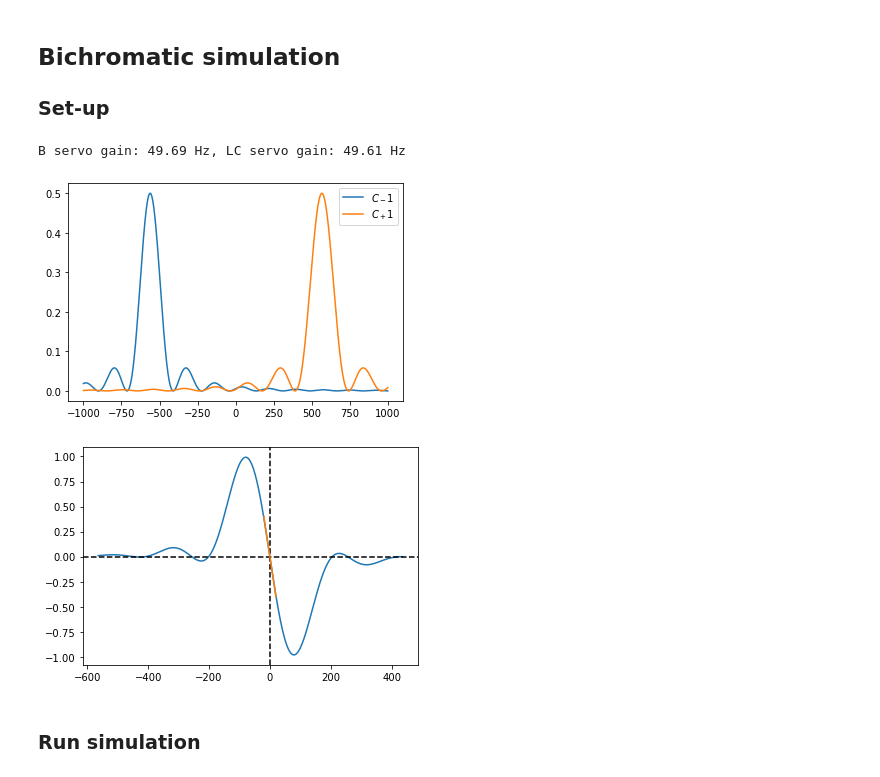
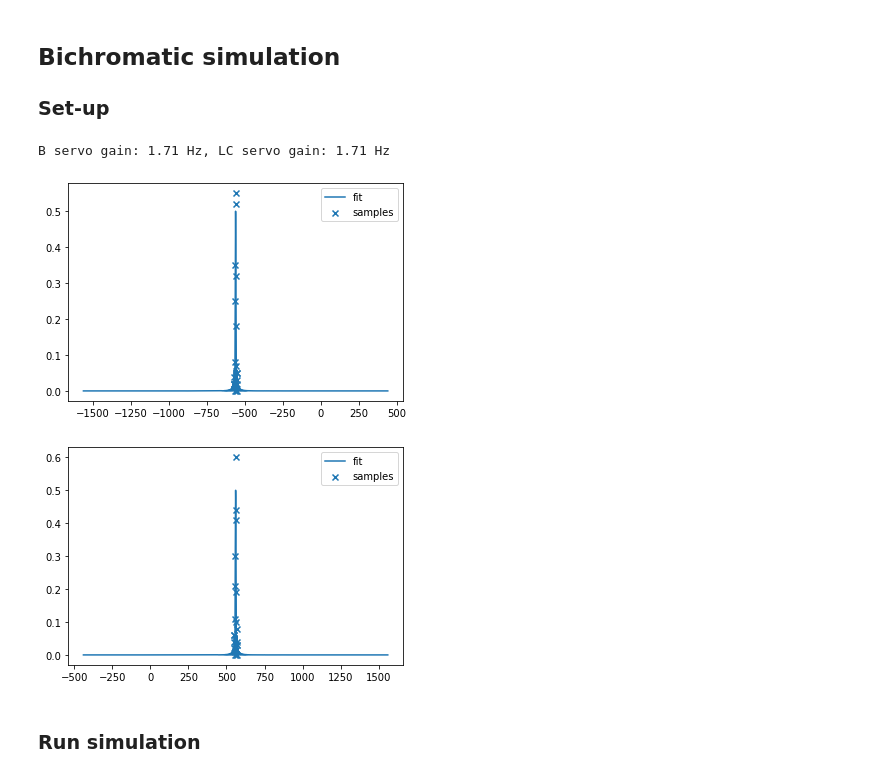
Before and after one commit to speug/srservosim, a Jupyter notebook: notebooks/bichromatic.ipynb, the cells around one changed output. Saved outputs shown, nothing was run; the diff lists cells and outputs as text; code cells hidden in the pictures.

```diff
--- a/notebooks/bichromatic.ipynb
+++ b/notebooks/bichromatic.ipynb
@@ -87,87 +177,46 @@ B_drift = 0.01 # nT/s, B-field drift
 zeeman_coeff = 5.6 # Hz/nT, Zeeman peak coefficient
 linear_zeeman = lambda B: zeeman_coeff*B
 z_s = linear_zeeman(B) # initial linear Zeeman shift
-tau_pi = 6e-3 # Pi-pulse length
+tau_pi = 150e-3 # Pi-pulse length
 n_s = 100 # number of samples
 T_c = 2*tau_pi # s, single cycle length
 T_s = n_s * T_c # s, total sampling time
 initial_offset = 0 # Hz
 state_preparation = False
 max_tau = 30000 # s, max integration time
 n_c = 2 # number of cycles per correction
 laser_drift = 20e-3 # Hz/s
 f0 = 444779044095486.5 # Hz, Sr88 SRS
 t = np.arange(start=0, stop=max_tau+n_c*T_s, step=n_c*T_s)
 eta_cavity = np.zeros(len(t)) # cavity frequency
 eta_B = np.zeros(len(t)) # Zeeman peak separation servo
 eta_C = np.zeros(len(t)) # Line center serco
 B_field = np.zeros(len(t))
 B_field[0] = B
 d, step = np.linspace(-1000, 1000, 100000, retstep=True)
 d_sample = np.linspace(-1000, 1000, 10)
 
 # initialize centers, k_ps and gains
 f_cavity = 0. # laser initially in the center
 f_centers = np.zeros(n_c)
 servo_gains = np.zeros(2)
 fwhms = np.zeros(n_c)
 coeffs = [-1,1]
 taus = np.zeros(n_c)
 for center in range(len(coeffs)):
-    # sample ideal lineshape
-    l_sample = sampled_lineshape(lineshape,
-                                 d_sample,
-                                 tau_pi=tau_pi,
-                                 state_prep=state_preparation,
-                                 samples_per_point=100,
-                                 linecenter=coeffs[center]*z_s)
-    # fit to sampled to simulate real measurement
-    popt, pcov = curve_fit(lambda d, t, c: lineshape(d, t, False, c), d_sample,
-                           l_sample, p0=[6e-3, coeffs[center]*z_s])
-    fit_shape = lineshape(d, popt[0], state_preparation, popt[1])
-    plt.plot(d,fit_shape,label=rf'$C_{coeffs[center]:+}$')
-    # calculate FWHM
-    width = peak_widths(fit_shape, [np.argmax(fit_shape)], rel_height=0.5)
-    fwhms[center] = d[int(width[3][0])] - d[int(width[2][0])]
+    fit_object = sample_initial_values(z_s*coeffs[center], tau_pi, plot=True)
+    fwhms[center] = fit_object['fit_FWHM']
     # save results to vector
-    f_centers[center] = popt[1]
-    taus[center] = popt[0]
-plt.legend()
-# set up B servo
-eta_B[0] = np.mean(np.abs(f_centers))
-seps, sep_step = np.linspace(0, 1000, 10000, retstep=True)
-pB_pB = lineshape(fwhms[1]/2.+seps, taus[1], center=f_centers[1])
-pB_mB = lineshape(fwhms[0]/2.-seps, taus[0], center=f_centers[0])
-pB_pR = lineshape(-fwhms[1]/2.+seps, taus[1], center=f_centers[1])
-pB_mR = lineshape(-fwhms[0]/2.-seps, taus[0], center=f_centers[0])
-p_sep1 = pB_pB + pB_mR
-p_sep2 = pB_mB + pB_pR
-k_B = p_sep1 - p_sep2
-dk_B = np.diff(k_B) / sep_step
-k_pB = dk_B[np.argmin(np.abs(seps-eta_B[0]))]
-servo_gains[0] = -2 * 0.5/k_pB
-fig, ax = plt.subplots()
-ax.plot(seps-eta_B[0], k_B)
-ax.axvline(0., color='k', linestyle='--')
-ax.axhline(0., color='k', linestyle='--')
-ax.plot(np.linspace(-20, 20, 100), np.linspace(-20, 20, 100)*k_pB)
-#set up LC servo
-pfb_pB = lineshape(f_centers[0] + fwhms[0]/2. + d, taus[0], center=f_centers[0])
-pfb_mB = lineshape(f_centers[1] + fwhms[1]/2. + d, taus[1], center=f_centers[1])
-pfb_pR = lineshape(f_centers[0] - fwhms[0]/2. + d, taus[0], center=f_centers[0])
-pfb_mR = lineshape(f_centers[1] - fwhms[1]/2. + d, taus[1], center=f_centers[1])
-pfb_1 = pfb_mR+pfb_pR
-pfb_2 = pfb_mB+pfb_pB
-k_C = pfb_2-pfb_1
-dk_C = np.diff(k_C) / step
-k_p_lc = dk_C[np.argmin(np.abs(d))]
-servo_gains[1] = (-2*0.5)/k_p_lc
-eta_C[0] = np.mean(f_centers)
+    f_centers[center] = fit_object['fit_center']
+    taus[center] = fit_object['fit_tau']
+servo_gains = BC_servo_gains(f_centers, taus, plot=True)
+k_ps = servo_gains['k_p']
+servo_gains = servo_gains['servo_gains']
 print(f"B servo gain: {servo_gains[0]:.2f} Hz, LC servo gain: {servo_gains[1]:.2f} Hz")
 ps = np.zeros((len(t), 6)) # container for probabilites
 # %% [output]
-B servo gain: 49.69 Hz, LC servo gain: 49.61 Hz
+B servo gain: 1.71 Hz, LC servo gain: 1.71 Hz
-[figure, old version]
+[figure, new version]
-[figure, old version]
+[figure, new version]
 # %% [markdown]
 ### Run simulation
```
Also changed, not shown: parts of 21 cells of this notebook, 2 other files.
